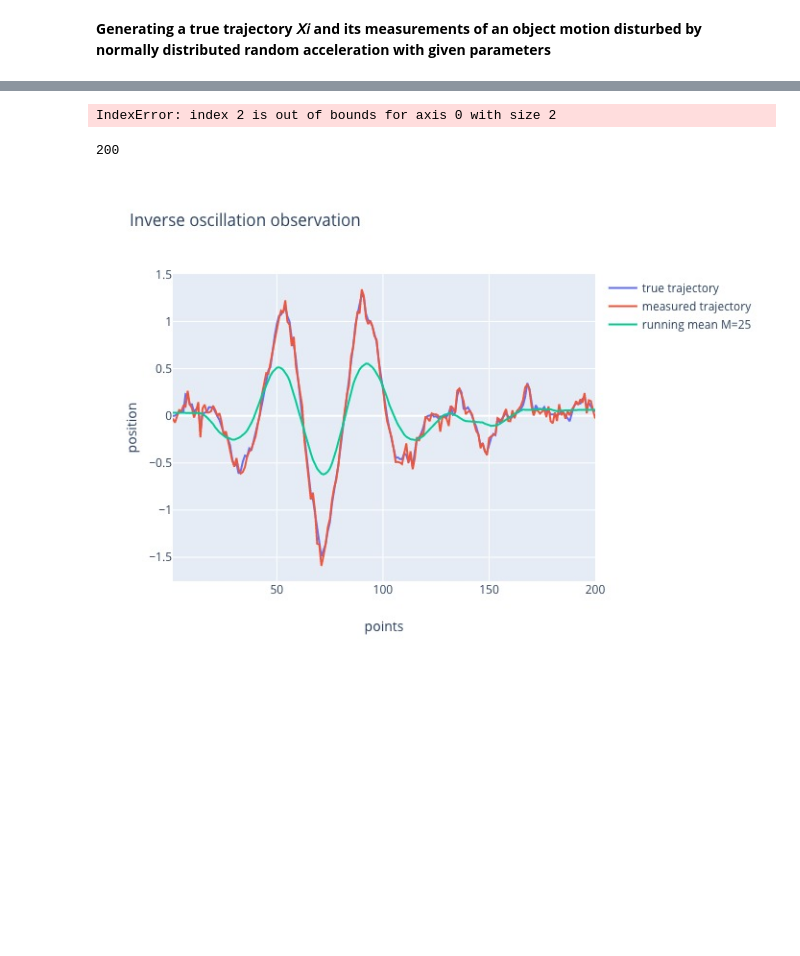
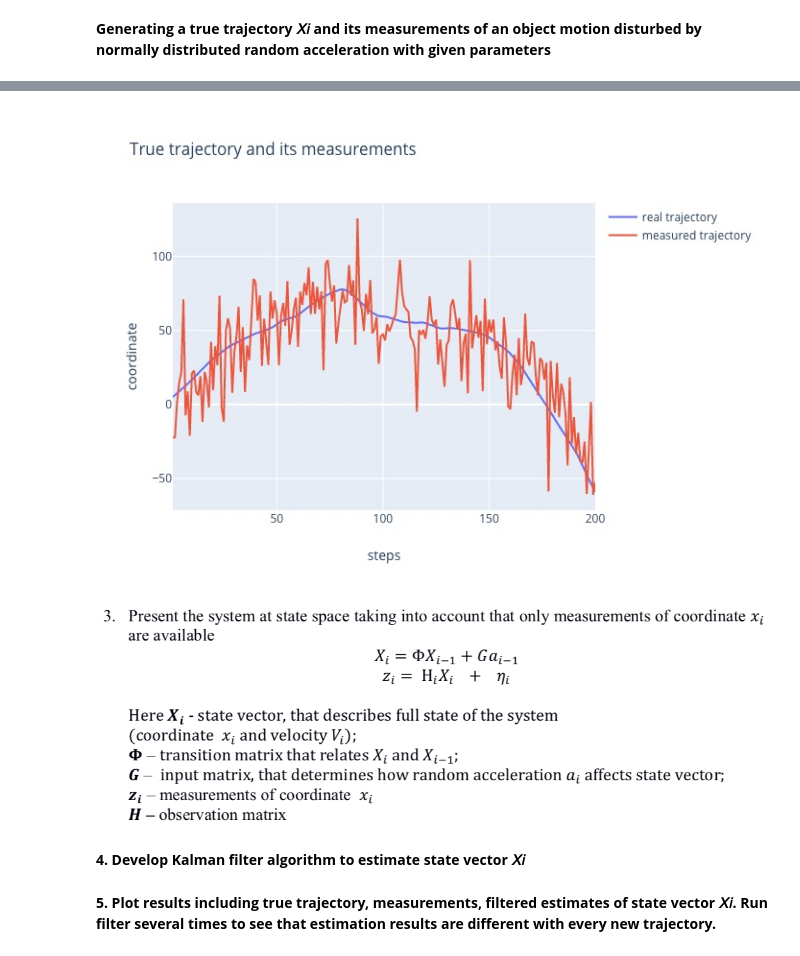
Before and after one commit to gornekich/ExpDataProc, a Jupyter notebook: Assignment5/Assignment5.ipynb, the cells around one changed output, grey strips where cells are left out. Drawn from its saved outputs; the diff is of its cells as text; code cells hidden in the pictures; blank space fills up the shorter version.

```diff
--- a/Assignment5/Assignment5.ipynb
+++ b/Assignment5/Assignment5.ipynb
@@ -53,8 +53,8 @@ plot.counter = 0
 # %%
 def motion_tragectory(size, T, sigma_a, X_init=0, V_init=0):
     "Function for generating motion trajectory with normally distributed random acceleration"
-    out = np.empty(size)
-    V = np.empty(size)
+    out = np.zeros(size)
+    V = np.zeros(size)
     out[0] = X_init
     V[0] = V_init
     a = np.random.normal(loc=0, scale=sigma_a, size=size)
@@ -99,28 +73,23 @@ H = np.array([1, 0])
-# %%
-X_0 = np.array([2, 0]).T
-P_0_0 = np.array([[10000, 0], [0, 10000]])
-
-Q = G.dot(G.T.dot(sigma_a**2))
-R = sigma_n**2
-P = np.zeros((shape[0], 2, 2))
-P_prev = np.zeros((shape[0], 2, 2))
-K = np.zeros(shape)
-
-X_prev[0] = X_0
-P_prev[0] = P_0_0
-
-for i in range(1, shape[0]):
-    X[i] = F.dot(X_prev[i-1])
-    P[i] = np.dot(F, np.dot(P_prev[i-1], F.T)) + Q
-
-    K[i] = P[i].dot(H.T)/(H.dot(P[i]).dot(H.T) + R)
-    X_prev[i] = X[i] + K[i]*(z[i] - H.dot(X[i]))
-    P_prev = (np.eye(shape[1]) - np.outer(K[i], H)).dot(P[i])
-# %% [output]
-IndexError: index 2 is out of bounds for axis 0 with size 2
-# %%
-shape[0]
-# %% [output]
-200
-# %% [markdown]
-![11.jpg](attachment:11.jpg)
+# %%
+N = 200
+X_init = 5
+V_init = 1
+T = 1
+sigma_a = 0.2
+sigma_n = 20
+
+# Generating true trajectory
+x = motion_tragectory(N, T, sigma_a, X_init=X_init, V_init=V_init)
+
+# Generating measurements
+z = measured_trajectory(x, sigma_n)
+num_points = np.linspace(1, N, num=N)
+# %%
+plot(2, [num_points, num_points], [x, z], title='True trajectory and its measurements', xlable='steps', ylable='coordinate',
+     legend=['real trajectory', 'measured trajectory'])
+# %% [output]
+[figure, added]
+# %% [markdown]
+![%D0%A1%D0%BD%D0%B8%D0%BC%D0%BE%D0%BA%20%D1%8D%D0%BA%D1%80%D0%B0%D0%BD%D0%B0%202019-10-12%20%D0%B2%2021.27.56.png](attachment:%D0%A1%D0%BD%D0%B8%D0%BC%D0%BE%D0%BA%20%D1%8D%D0%BA%D1%80%D0%B0%D0%BD%D0%B0%202019-10-12%20%D0%B2%2021.27.56.png)
+# %% [markdown]
+**4. Develop Kalman filter algorithm to estimate state vector 𝑋𝑖**
@@ -126,0 +133,2 @@ shape[0]
+# %% [markdown]
+**5. Plot results including true trajectory, measurements, filtered estimates of state vector 𝑋𝑖. Run filter several times to see that estimation results are different with every new trajectory.**
```
Also changed, not shown: parts of 57 cells of this notebook, 1 other file.
